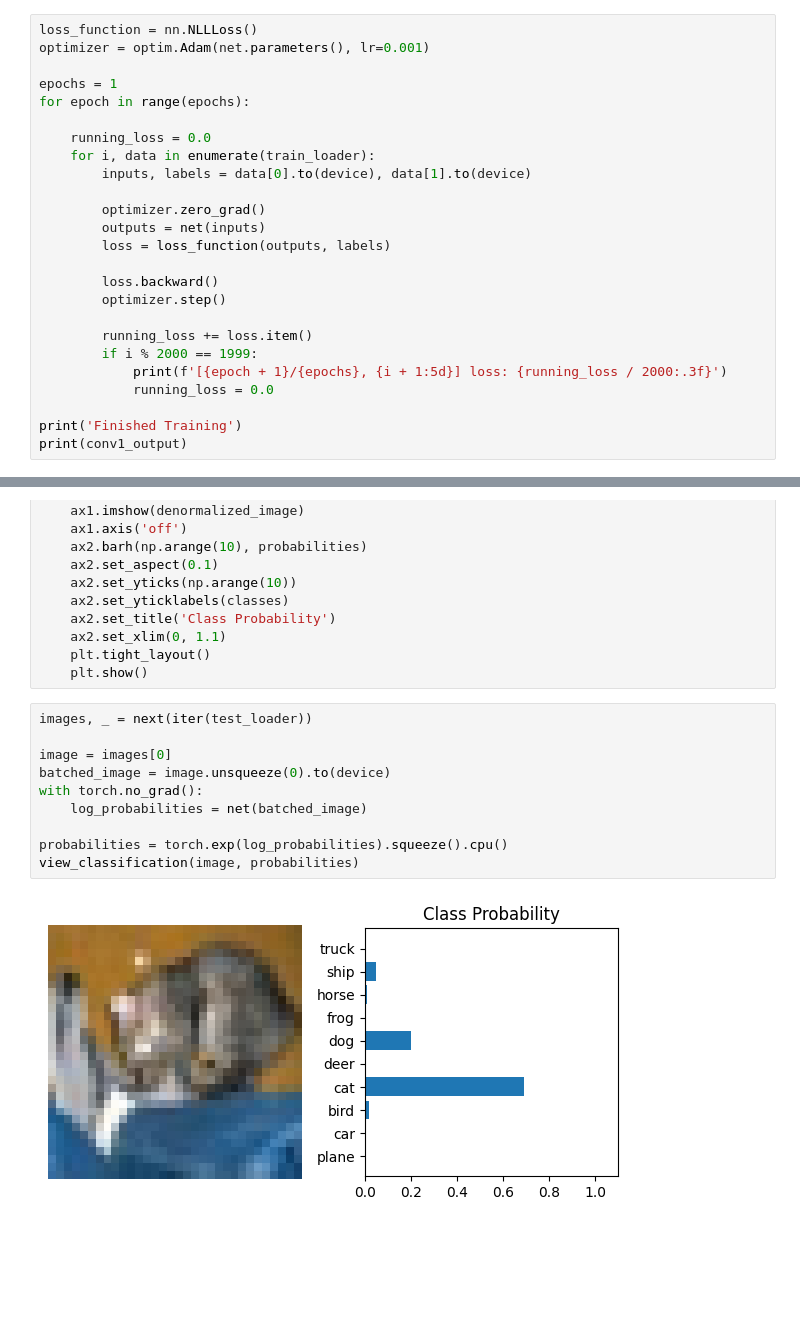
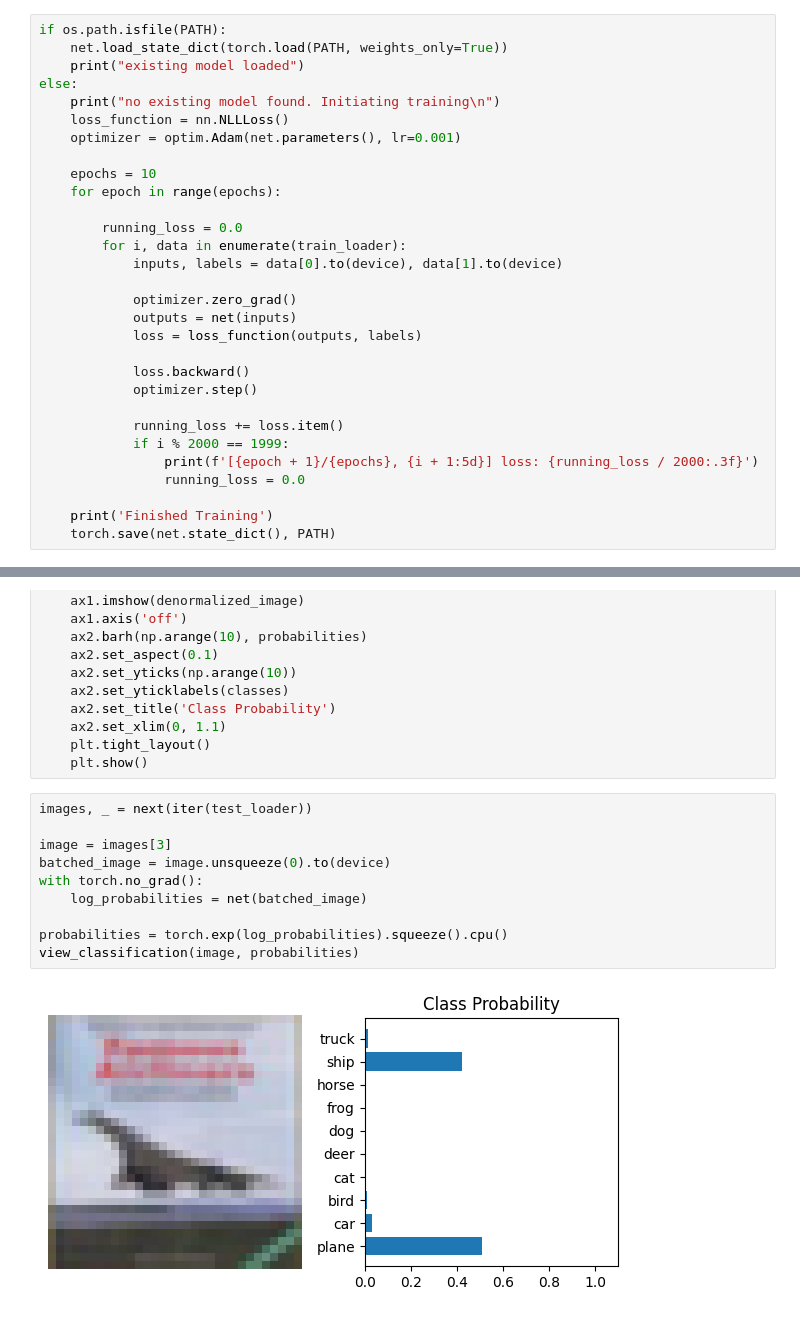
Before and after one commit to JenV-1848843/bachelorproject-iiw-inf-fooling-neural-nets, a Jupyter notebook: restart.ipynb, the cells around one changed output, grey strips where cells are left out. Cells and saved outputs as stored; diff of their text form; blank space fills up the shorter version.

Commit message:
successfully trained my own model on an image to predict a specific label

```diff
--- a/restart.ipynb
+++ b/restart.ipynb
@@ -88,26 +91,31 @@ hook = net.conv1.register_forward_hook(hook_fn)
 # %%
-loss_function = nn.NLLLoss()
-optimizer = optim.Adam(net.parameters(), lr=0.001)
+if os.path.isfile(PATH):
+    net.load_state_dict(torch.load(PATH, weights_only=True))
+    print("existing model loaded")
+else:
+    print("no existing model found. Initiating training\n")
+    loss_function = nn.NLLLoss()
+    optimizer = optim.Adam(net.parameters(), lr=0.001)
 
-epochs = 1
-for epoch in range(epochs):
+    epochs = 10
+    for epoch in range(epochs):
 
-    running_loss = 0.0
-    for i, data in enumerate(train_loader):
-        inputs, labels = data[0].to(device), data[1].to(device)
+        running_loss = 0.0
+        for i, data in enumerate(train_loader):
+            inputs, labels = data[0].to(device), data[1].to(device)
 
-        optimizer.zero_grad()
-        outputs = net(inputs)
-        loss = loss_function(outputs, labels)
+            optimizer.zero_grad()
+            outputs = net(inputs)
+            loss = loss_function(outputs, labels)
 
-        loss.backward()
-        optimizer.step()
+            loss.backward()
+            optimizer.step()
 
-        running_loss += loss.item()
-        if i % 2000 == 1999:
-            print(f'[{epoch + 1}/{epochs}, {i + 1:5d}] loss: {running_loss / 2000:.3f}')
-            running_loss = 0.0
+            running_loss += loss.item()
+            if i % 2000 == 1999:
+                print(f'[{epoch + 1}/{epochs}, {i + 1:5d}] loss: {running_loss / 2000:.3f}')
+                running_loss = 0.0
 
-print('Finished Training')
-print(conv1_output)
+    print('Finished Training')
+    torch.save(net.state_dict(), PATH)
 # %% [output]
@@ -149,15 +141,15 @@ def view_classification(image, probabilities):
 # %%
 images, _ = next(iter(test_loader))
 
-image = images[0]
+image = images[3]
 batched_image = image.unsqueeze(0).to(device)
 with torch.no_grad():
     log_probabilities = net(batched_image)
 
 probabilities = torch.exp(log_probabilities).squeeze().cpu()
 view_classification(image, probabilities)
 # %% [output]
-[figure, old version]
+[figure, new version]
 # %%
 correct = 0
 total = 0
```
Also changed, not shown: parts of 11 cells of this notebook, 7 other files.
